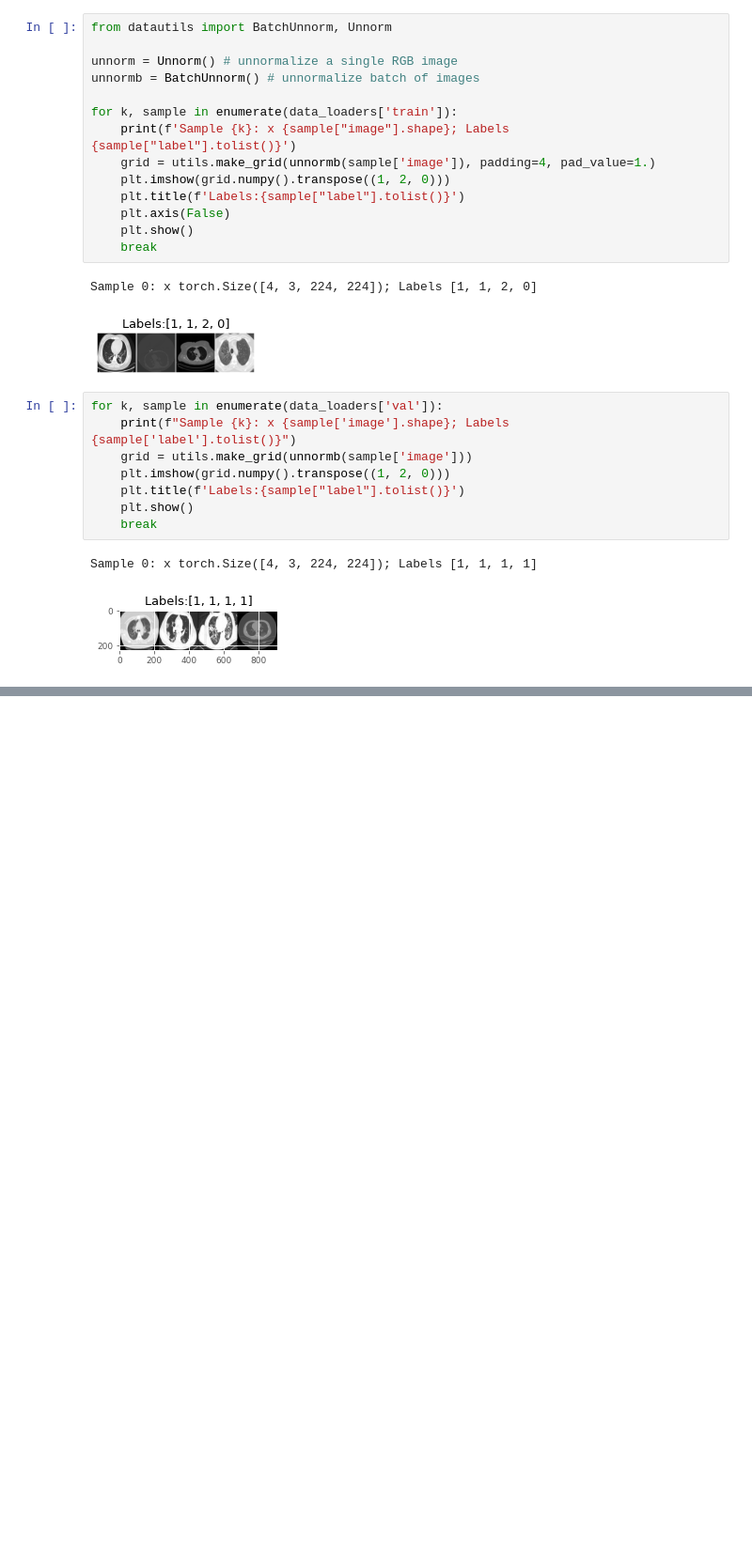
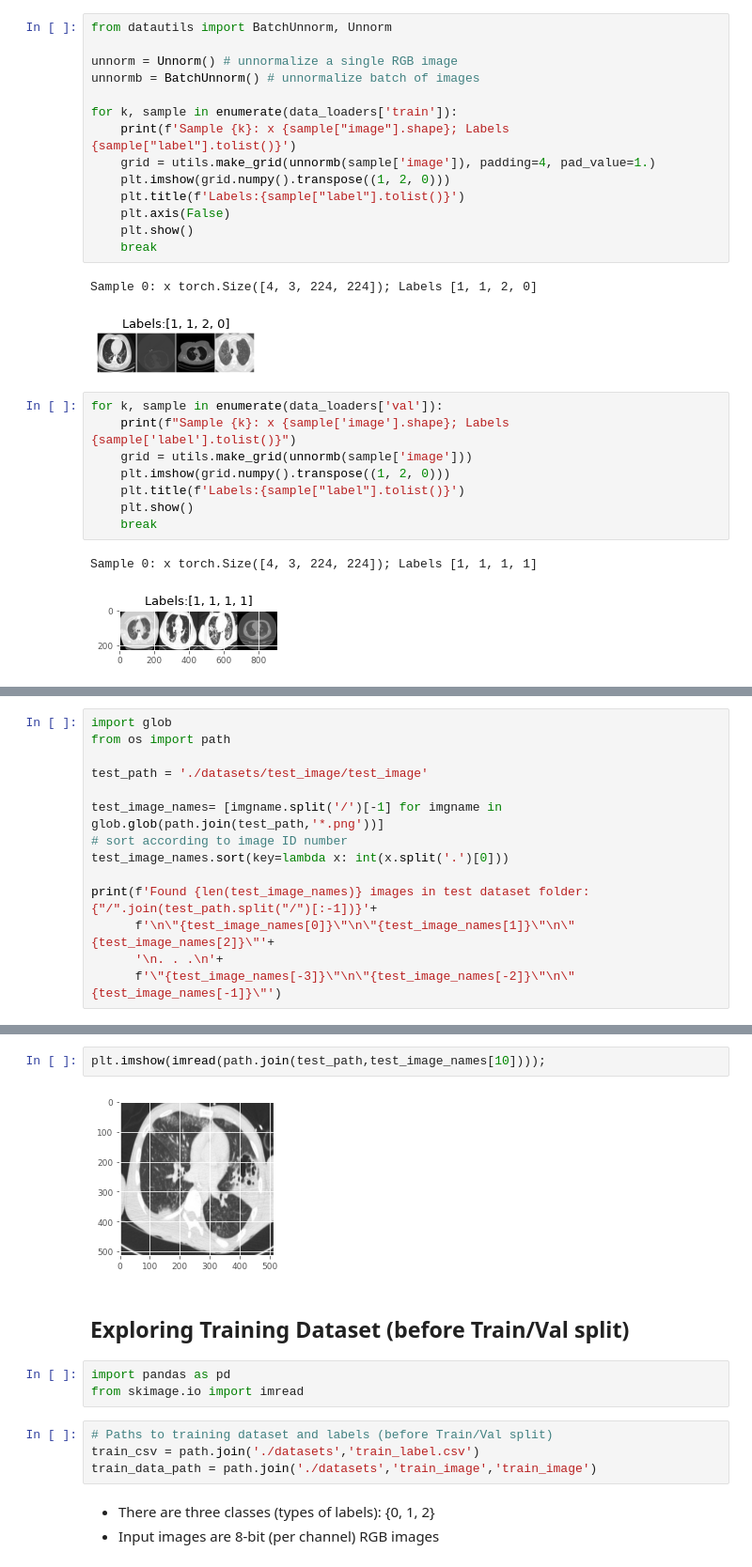
Before and after one commit to mshagirov/cs5242, a Jupyter notebook: 0_dataset.ipynb, the cells around one changed output, grey strips where cells are left out. Shown at 94% size. Cells and saved outputs as stored; diff of their text form; blank space fills up the shorter version.

```diff
--- a/0_dataset.ipynb
+++ b/0_dataset.ipynb
@@ -179,0 +138,14 @@ Sample 0: x torch.Size([4, 3, 224, 224]); Labels [1, 1, 1, 1]
+# %%
+import glob
+from os import path
+
+test_path = './datasets/test_image/test_image'
+
+test_image_names= [imgname.split('/')[-1] for imgname in glob.glob(path.join(test_path,'*.png'))]
+# sort according to image ID number
+test_image_names.sort(key=lambda x: int(x.split('.')[0]))
+
+print(f'Found {len(test_image_names)} images in test dataset folder: {"/".join(test_path.split("/")[:-1])}'+
+      f'\n\"{test_image_names[0]}\"\n\"{test_image_names[1]}\"\n\"{test_image_names[2]}\"'+
+      '\n. . .\n'+
+      f'\"{test_image_names[-3]}\"\n\"{test_image_names[-2]}\"\n\"{test_image_names[-1]}\"')
@@ -179,0 +170,16 @@ Sample 0: x torch.Size([4, 3, 224, 224]); Labels [1, 1, 1, 1]
+# %%
+plt.imshow(imread(path.join(test_path,test_image_names[10])));
+# %% [output]
+[figure, added]
+# %% [markdown]
+## Exploring Training Dataset (before Train/Val split)
+# %%
+import pandas as pd
+from skimage.io import imread
+# %%
+# Paths to training dataset and labels (before Train/Val split)
+train_csv = path.join('./datasets','train_label.csv')
+train_data_path = path.join('./datasets','train_image','train_image')
+# %% [markdown]
+- There are three classes (types of labels): {0, 1, 2}
+- Input images are 8-bit (per channel) RGB images
```
Also changed, not shown: parts of 11 cells of this notebook, 2 other files.
